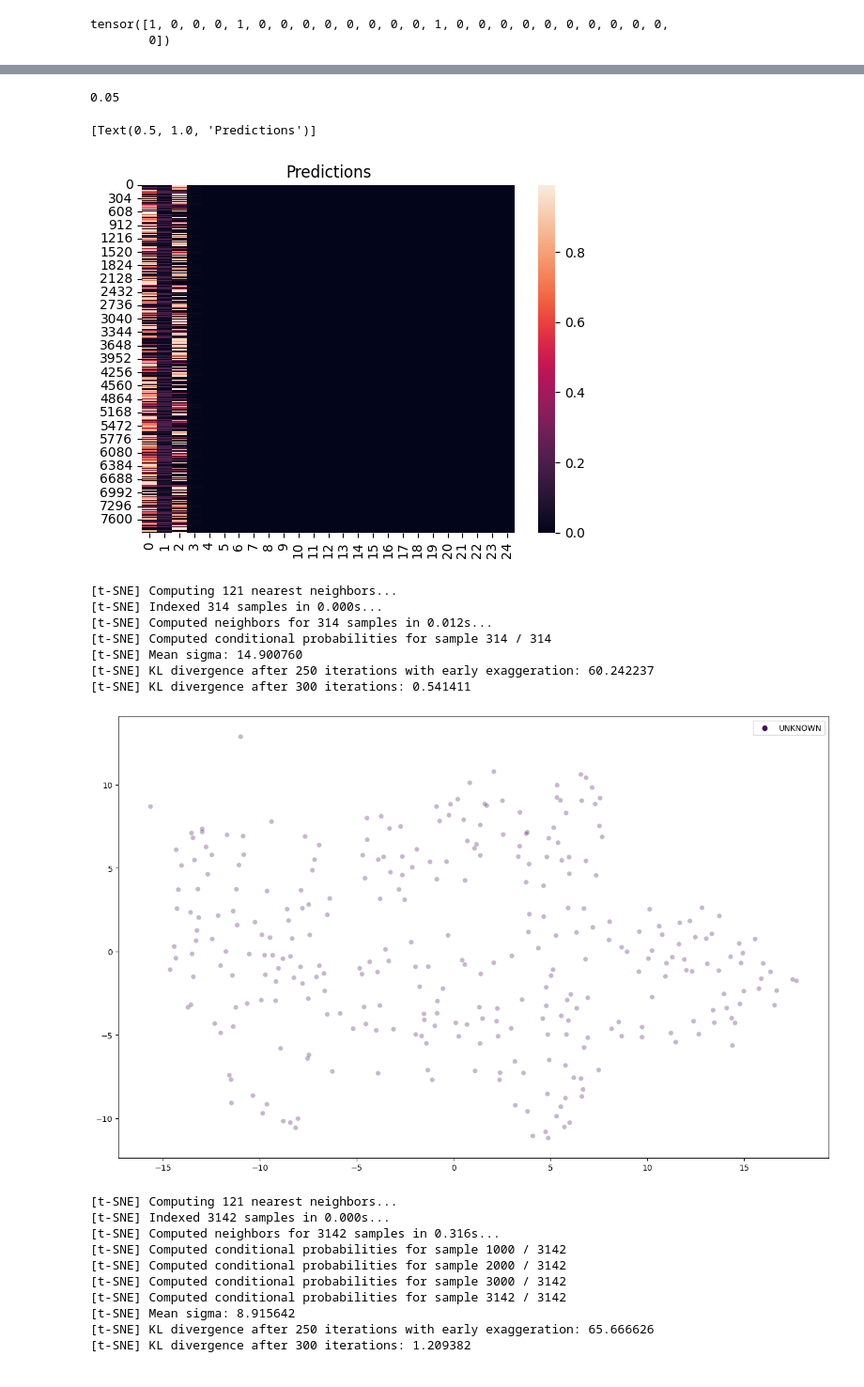
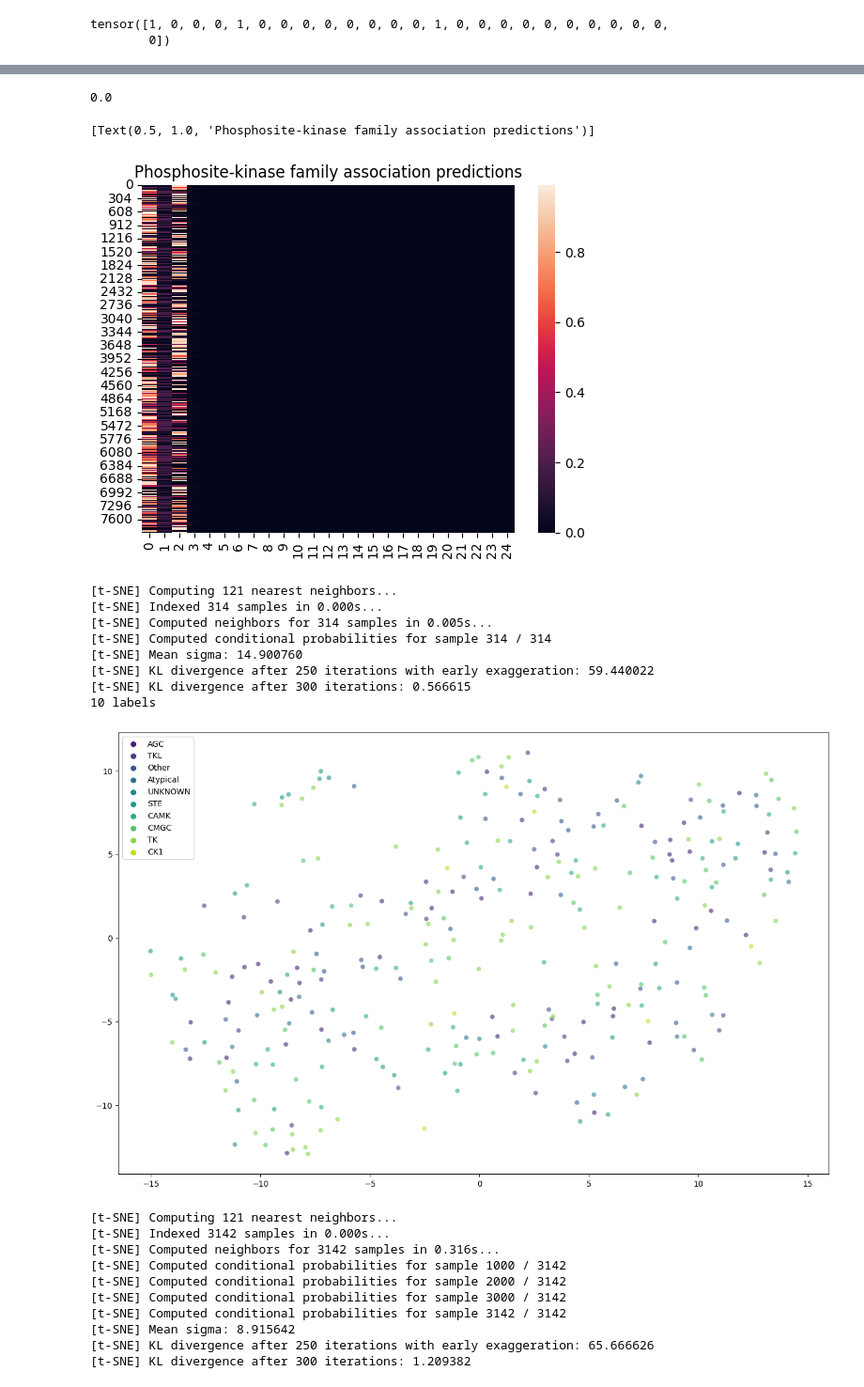
Before and after one commit to kamurani/CASM, a Jupyter notebook: CASM/ml_notebook.ipynb, the cells around one changed output, grey strips where cells are left out. Shown at 94% size. Drawn from its saved outputs; the diff is of its cells as text; code cells hidden in the pictures.

```diff
--- a/CASM/ml_notebook.ipynb
+++ b/CASM/ml_notebook.ipynb
@@ -778,15 +867,23 @@ import csv
 import pandas as pd
 
 fp = "meiler_values.csv"
+with open(fp) as f:
 
-
-reader = csv.reader(f, delimiter=',')
+    reader = csv.reader(f, delimiter=',')
 names = ["ALA","ARG","ASN","ASP","CYS","GLN","GLU","GLY","HIS","ILE","LEU","LYS","MET","PHE","PRO","SER","THR","TRP","TYR","VAL"]
 
 df = pd.read_csv(fp, delim_whitespace=False, names=names)
 df['ALA'][1]
+#print(df)
+MEILER_MAX = 10.74
+MEILER_MIN = -1.01
+
+ar = df.to_numpy()
+ar = ar - MEILER_MIN
+ar = ar / MEILER_MAX
+ar
 # %% [output]
-0.05
+0.0
 # %%
 """Visualise embeddings"""
 
@@ -807,15 +904,17 @@ def plot_tsne(em, labels):
 
     results = tsne.fit_transform(em)
 
+    n_labels = len(set(labels))
+    print(f"{n_labels} labels")
     plt.figure(figsize=(16,10))
     sns.scatterplot(
         #x="tsne-2d-one", y="tsne-2d-two",
         x=results[:,0], y=results[:,1],
         hue=labels,
-        palette=sns.color_palette("viridis", 25),
+        palette=sns.color_palette("viridis", n_labels),
         #data=results,
         legend="full",
-        alpha=0.3
+        alpha=0.6
     )
 
 # MODEL 1
@@ -829,7 +928,7 @@ em = np.load(fp)
 
 preds = np.load("./predictions_m2_run1.npy")
 
-title = "Predictions"
+title = "Phosphosite-kinase family association predictions"
 fig = sns.heatmap(
     preds,
 ).set(title=title)
@@ -837,27 +936,54 @@ fig
 #print(em)
 #plot_tsne(em, kinase_families)
 # %% [output]
-[Text(0.5, 1.0, 'Predictions')]
+[Text(0.5, 1.0, 'Phosphosite-kinase family association predictions')]
-[figure, old version]
+[figure, new version]
 # %%
 """Load kinase structure embeddings (KINASE-AWARE BINARY CLASSIFIER)"""
 
+import numpy as np
+from CASM.kin_sub_pairs import get_kinase_name_dict
+
+kin_name_dict = get_kinase_name_dict()
+
+label_by = "Group"
+#label_by = "Family"
+
+def kin_to_family(k):
+    if k in kin_name_dict:
+        return kin_name_dict[k][label_by]
+    return "UNKNOWN"
+
+
 # MODEL 1
 fp = "./kinase_embeddings_m1_conv1_gep_23.npy"
-
 em = np.load(fp)
 
-labels = ["UNKNOWN"] * len(em)
+kinases = []
+fp = "kinase_embeddings_uniprot_list.txt"
+with open(fp) as f:
+    for line in f:
+        x = line[:-1]
+        kinases.append(x)
+
+labels = [kin_to_family(k) for k in kinases]
+
+
+
+
+# Label by family
+# labels = ["UNKNOWN"] * len(em)
 plot_tsne(em, labels)
 # %% [output]
 [t-SNE] Computing 121 nearest neighbors...
 [t-SNE] Indexed 314 samples in 0.000s...
-[t-SNE] Computed neighbors for 314 samples in 0.012s...
+[t-SNE] Computed neighbors for 314 samples in 0.005s...
 [t-SNE] Computed conditional probabilities for sample 314 / 314
 [t-SNE] Mean sigma: 14.900760
-[t-SNE] KL divergence after 250 iterations with early exaggeration: 60.242237
-[t-SNE] KL divergence after 300 iterations: 0.541411
+[t-SNE] KL divergence after 250 iterations with early exaggeration: 59.440022
+[t-SNE] KL divergence after 300 iterations: 0.566615
+10 labels
-[figure, old version]
+[figure, new version]
 # %%
 # %% [output]
 [t-SNE] Computing 121 nearest neighbors...
```
Also changed, not shown: parts of 12 cells of this notebook, 2 other files.
